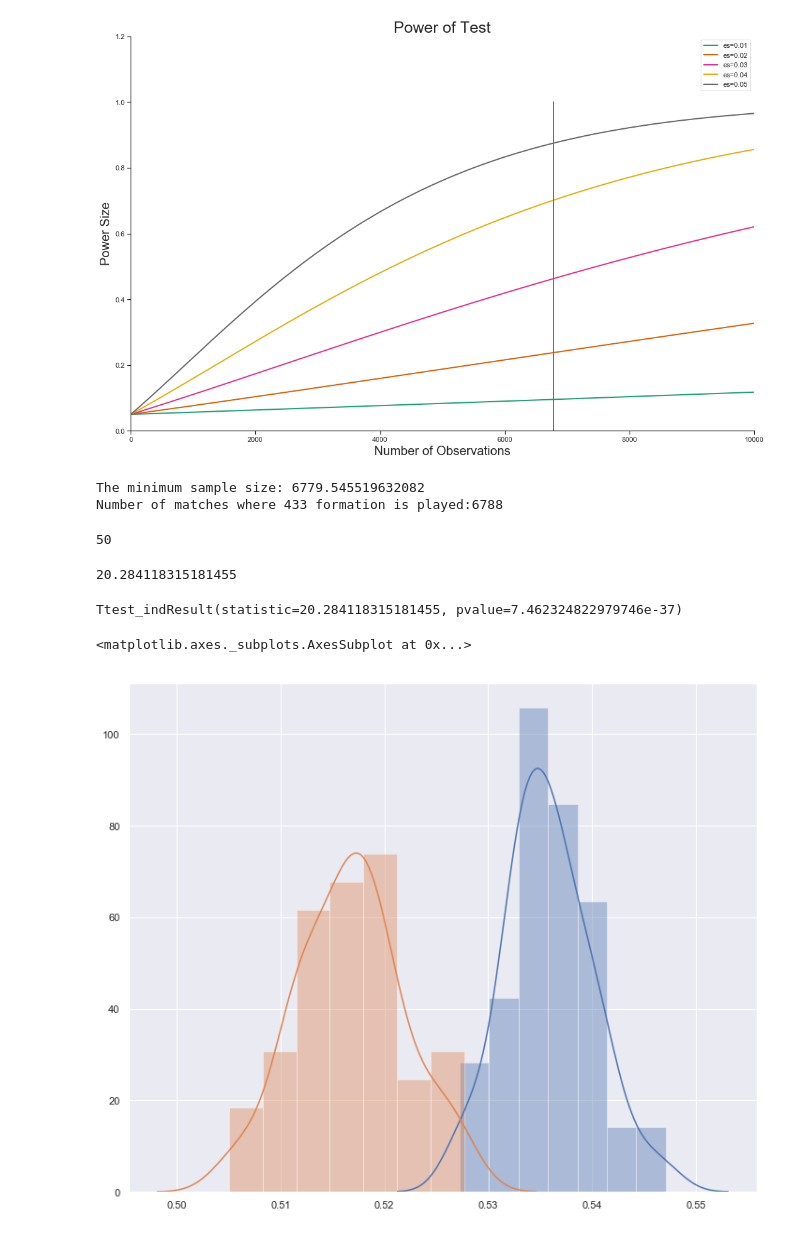
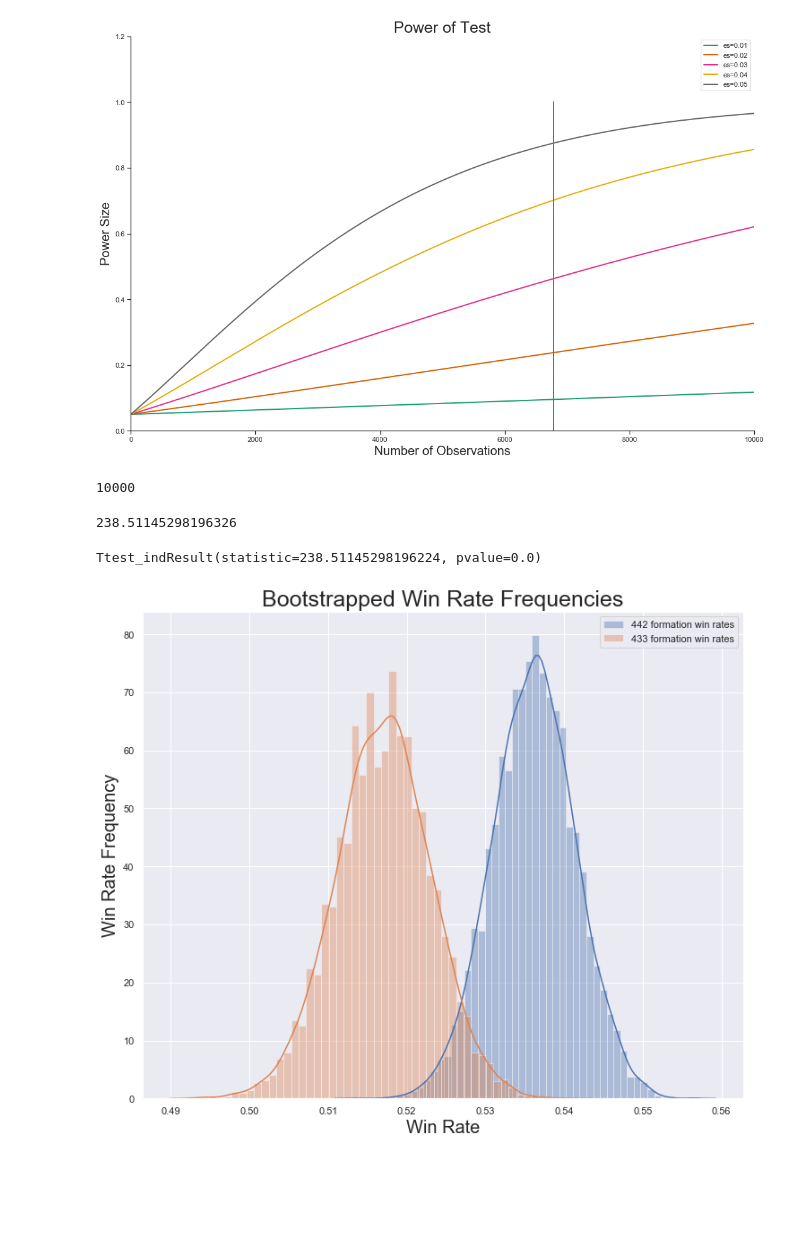
Before and after one commit to kevintheduu/european-soccer-hypothesis-testing, a Jupyter notebook: hyp_test_2.ipynb, the cells around one changed output. Saved outputs shown, nothing was run; the diff lists cells and outputs as text; code cells hidden in the pictures; blank space fills up the shorter version.

```diff
--- a/hyp_test_2.ipynb
+++ b/hyp_test_2.ipynb
@@ -631,14 +646,14 @@ Number of matches where 442 formation is played:9034.0
 # %%
 sample_win_rates_442 = []
-for _ in range(50):
-    sample = h2_dff.sample(7500)
+for _ in range(10**4):
+    sample = h2_dff.sample(7050)
     sample_win_rate = sum(sample['442_win'])/sum(sample['442_featured'])
     sample_win_rates_442.append(sample_win_rate)
 len(sample_win_rates_442)
 
 sample_win_rates_433 = []
-for _ in range(50):
-    sample = h2_dff.sample(7500)
+for _ in range(10**4):
+    sample = h2_dff.sample(7050)
     sample_win_rate = sum(sample['433_win'])/sum(sample['433_featured'])
     sample_win_rates_433.append(sample_win_rate)
 len(sample_win_rates_433)
@@ -790,54 +825,42 @@ plt.legend()
 plt.show();
 # %% [output]
 [figure]
-# %%
-# Initialize parameters
-effect = d
-alpha = 0.05
-power = 0.67
-# ratio of 442wins which is 442win sum /442feat  sum
-ratio = len(four42_df)/len(four33_df)
-# Perform power analysis
-analysis = TTestIndPower()
-result = analysis.solve_power(effect, power=power, nobs1=None,
-                             ratio=ratio, alpha=alpha)
-print(f"The minimum sample size: {result}")
-print(f"Number of matches where 433 formation is played:{len(four33_df)}")
-# %% [output]
-The minimum sample size: 6779.545519632082
-Number of matches where 433 formation is played:6788
 # %%
 sample_442_win_rates = []
-for _ in range(50):
+for _ in range(10**4):
     sample_mean = np.random.choice(four42_win_array,size=9024).mean()
     sample_442_win_rates.append(sample_mean)
 len(sample_442_win_rates)
 
 sample_433_win_rates = []
-for _ in range(50):
+for _ in range(10**4):
     sample_mean = np.random.choice(four33_win_array,size=6780).mean()
     sample_433_win_rates.append(sample_mean)
 len(sample_433_win_rates)
 # %% [output]
-50
+10000
 # %%
 t_stat = calc_twosample_tstatistic(sample_442_win_rates, sample_433_win_rates)
 
 t_stat
 # %% [output]
-20.284118315181455
+238.51145298196326
 # %%
 stats.ttest_ind(sample_442_win_rates, sample_433_win_rates)
 # %% [output]
-Ttest_indResult(statistic=20.284118315181455, pvalue=7.462324822979746e-37)
+Ttest_indResult(statistic=238.51145298196224, pvalue=0.0)
 # %%
 sns.set(color_codes=True)
 sns.set(rc={'figure.figsize':(12,10)})
-sns.distplot(sample_442_win_rates) # Blue distribution
-sns.distplot(sample_433_win_rates) # Orange distribution
+plt.title('Bootstrapped Win Rate Frequencies', fontsize='25')
+plt.xlabel('Win Rate', fontsize='20')
+plt.ylabel('Win Rate Frequency', fontsize='20')
+sns.distplot(sample_442_win_rates,label='442 formation win rates') # Blue distribution
+sns.distplot(sample_433_win_rates,label='433 formation win rates') # Orange distribution
+plt.legend()
+plt.show()
 # %% [output]
-<matplotlib.axes._subplots.AxesSubplot at 0x...>
-[figure, old version]
+[figure, new version]
 # %%
 def visualize_t(t_stat, n_control, n_experimental):
     # initialize a matplotlib "figure"
```
Also changed, not shown: parts of 11 cells of this notebook.
